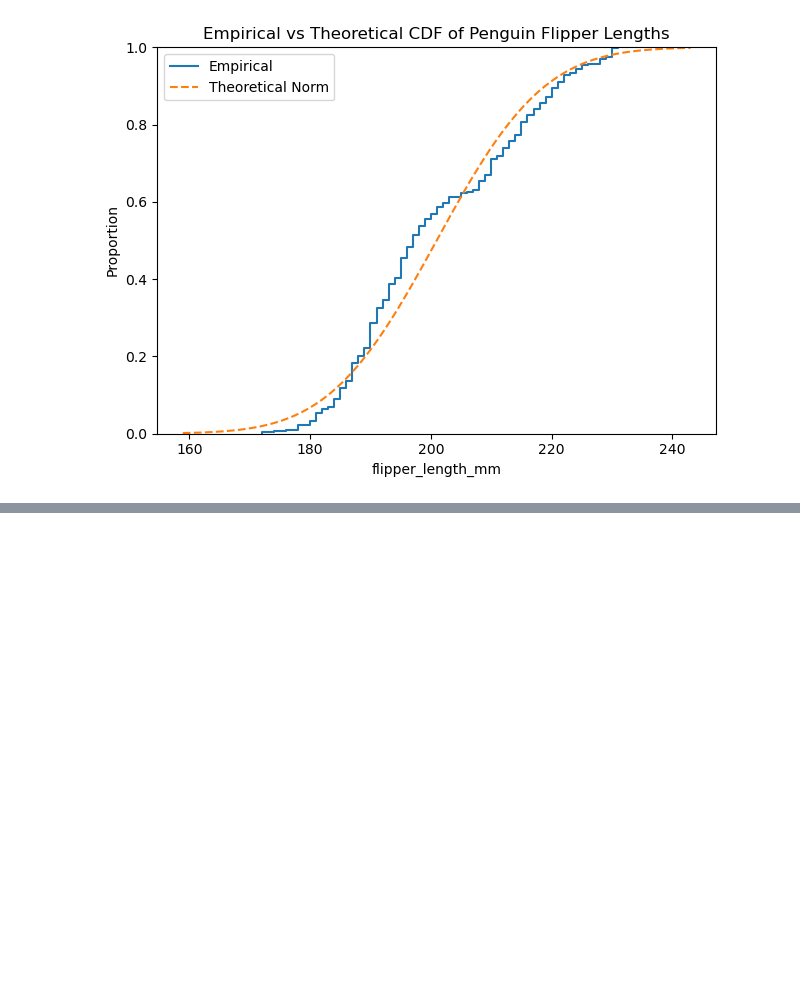
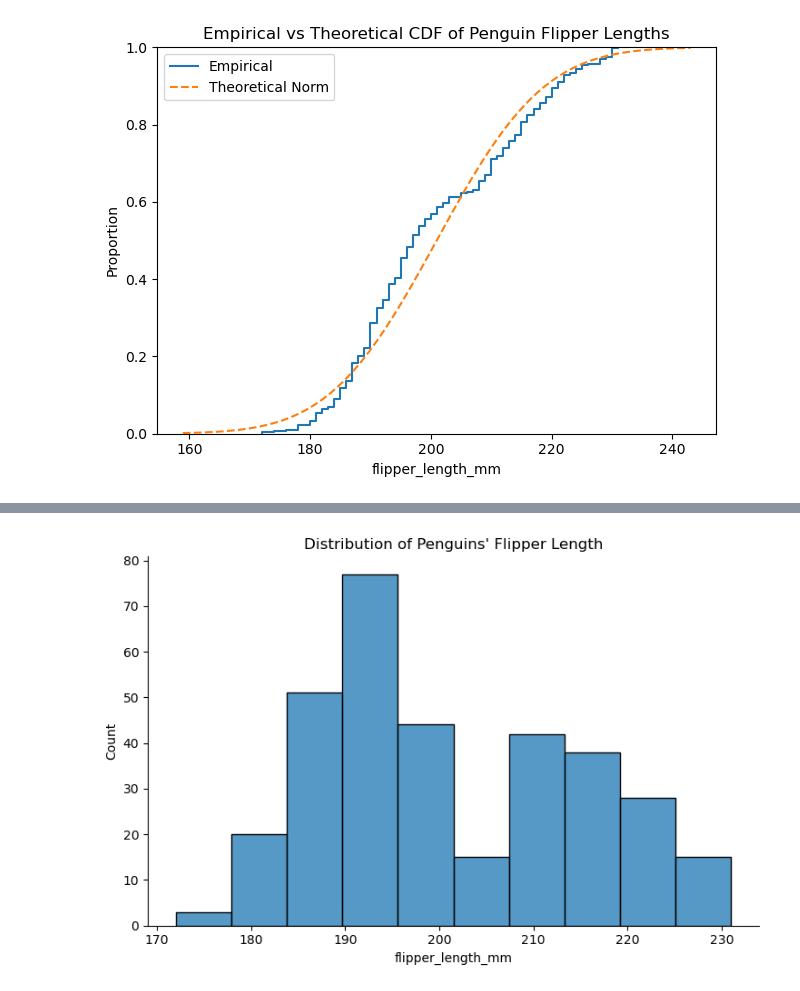
Before and after one commit to aradmehralian/data-visualization-practice, a Jupyter notebook: seaborn/Practice/04 Distribution Plots.ipynb, the cells around one changed output, grey strips where cells are left out. Drawn from its saved outputs; the diff is of its cells as text; code cells hidden in the pictures; blank space fills up the shorter version.

```diff
--- a/seaborn/Practice/04 Distribution Plots.ipynb
+++ b/seaborn/Practice/04 Distribution Plots.ipynb
@@ -346,0 +415,6 @@ plt.tight_layout()
+# %%
+sns.displot(data=penguins, x="flipper_length_mm", aspect=1.5)
+plt.title("Distribution of Penguins' Flipper Length")
+plt.tight_layout()
+# %% [output]
+[figure, added]
```
Also changed, not shown: parts of 17 cells of this notebook.
